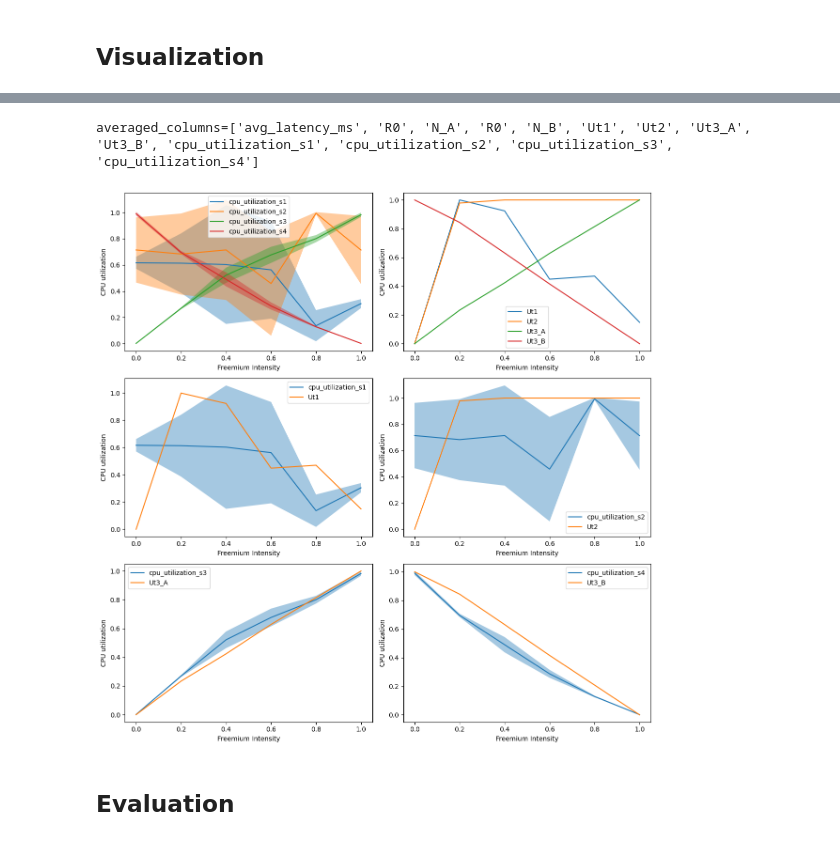
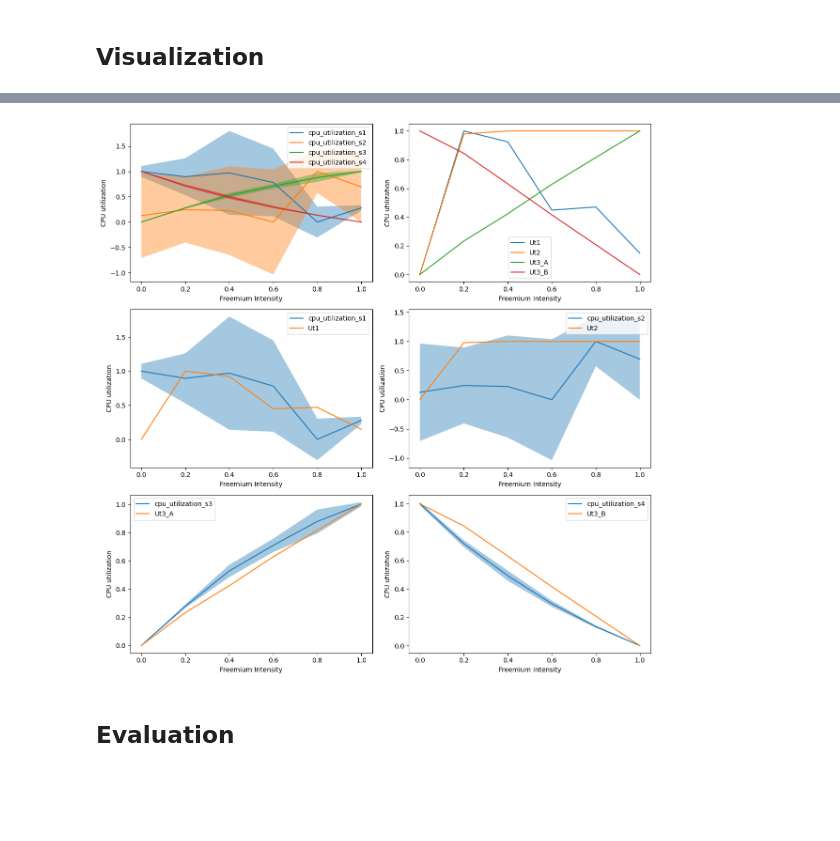
Before and after one commit to wmeijer221/muBench-experiment, a Jupyter notebook: gssi_experiment/pipes_and_filters/pipes_and_filters_joint/analysis_singular_1cpu.ipynb, the cells around one changed output, grey strips where cells are left out. Cells and saved outputs as stored; diff of their text form; code cells hidden in the pictures; blank space fills up the shorter version.

```diff
--- a/gssi_experiment/pipes_and_filters/pipes_and_filters_joint/analysis_singular_1cpu.ipynb
+++ b/gssi_experiment/pipes_and_filters/pipes_and_filters_joint/analysis_singular_1cpu.ipynb
@@ -177,0 +208,14 @@ See the caveats in the documentation: https://pandas.pydata.org/pandas-docs/stab
+# %%
+# Calculates a normalized averaged dataset.
+avg_norm_df = avg_df.copy()
+for col in averaged_columns:
+    avg_norm_df, min_y, max_y = nb_helper.normalize_field_and_yield_min_max(
+        avg_norm_df, col
+    )
+    delta_y = max_y - min_y
+    std_col = f"std_{col}"
+    avg_norm_df.loc[:, std_col] = avg_norm_df[std_col].transform(
+        lambda y: y / delta_y
+    )
+
+avg_norm_df.describe()
@@ -191,24 +236,0 @@ averaged_columns=['avg_latency_ms', 'R0', 'N_A', 'R0', 'N_B', 'Ut1', 'Ut2', 'Ut3
-# %%
-# Normalized data
-
-
-def normalize(x, x_min, x_max):
-    x -= x_min
-    x /= x_max - x_min
-    return x
-
-
-df_norm = pd.DataFrame()
-df_norm[intensity_key] = df[intensity_key]
-
-r0_min, r0_max = min(df["R0"]), max(df["R0"])
-df_norm["R0"] = df["R0"].transform(lambda x: normalize(x, r0_min, r0_max))
-
-lat_min, lat_max = min(df["avg_latency_ms"]), max(df["avg_latency_ms"])
-df_norm["avg_latency_ms"] = df["avg_latency_ms"].transform(
-    lambda x: normalize(x, lat_min, lat_max)
-)
-
-
-avg_norm_df = nb_helper.to_averaged_df(df_norm, group_colums, averaged_columns)
-nb_helper.create_figure(avg_norm_df, intensity_key, "R0", "avg_latency_ms")
@@ -365,28 +313,20 @@ averaged_columns=['avg_latency_ms', 'R0', 'N_A', 'R0', 'N_B', 'Ut1', 'Ut2', 'Ut3
 # %%
-norm_df = pd.DataFrame()
-
-for col in df.select_dtypes(include="number").columns:
-    min_x, max_x = min(df[col]), max(df[col])
-    norm_df[col] = df[col].transform(lambda x: normalize(x, min_x, max_x))
-
 comparison_tuples = [
     (
         "cpu_utilization_s1",
         "cpu_utilization_s2",
         "cpu_utilization_s3",
         "cpu_utilization_s4",
     ),
     ("Ut1", "Ut2", "Ut3_A", "Ut3_B"),
     ("cpu_utilization_s1", "Ut1"),
     ("cpu_utilization_s2", "Ut2"),
     ("cpu_utilization_s3", "Ut3_A"),
     ("cpu_utilization_s4", "Ut3_B"),
 ]
-avg_norm_df = nb_helper.to_averaged_df(norm_df, group_colums, averaged_columns)
 nb_helper.create_plot_comparisons(comparison_tuples, avg_norm_df, intensity_key)
 # %% [output]
-averaged_columns=['avg_latency_ms', 'R0', 'N_A', 'R0', 'N_B', 'Ut1', 'Ut2', 'Ut3_A', 'Ut3_B', 'cpu_utilization_s1', 'cpu_utilization_s2', 'cpu_utilization_s3', 'cpu_utilization_s4']
-[figure, old version]
+[figure, new version]
 # %% [markdown]
 ## Evaluation
 # %%
```
Also changed, not shown: parts of 24 cells of this notebook, 6 other files.
